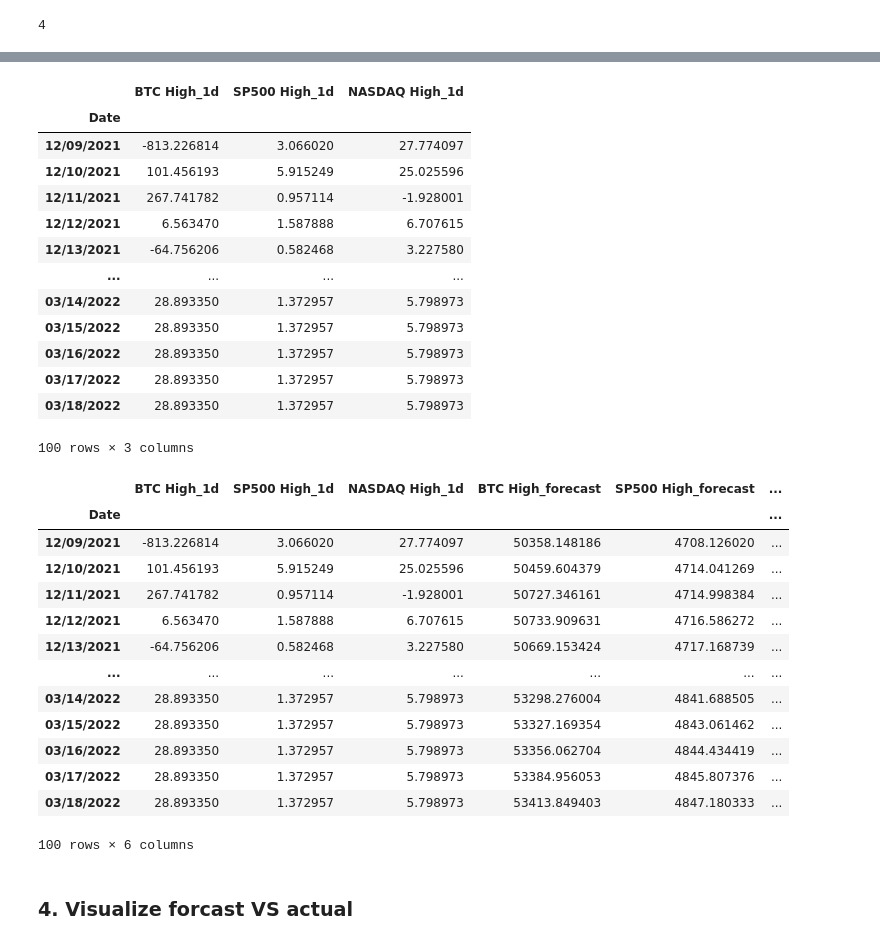
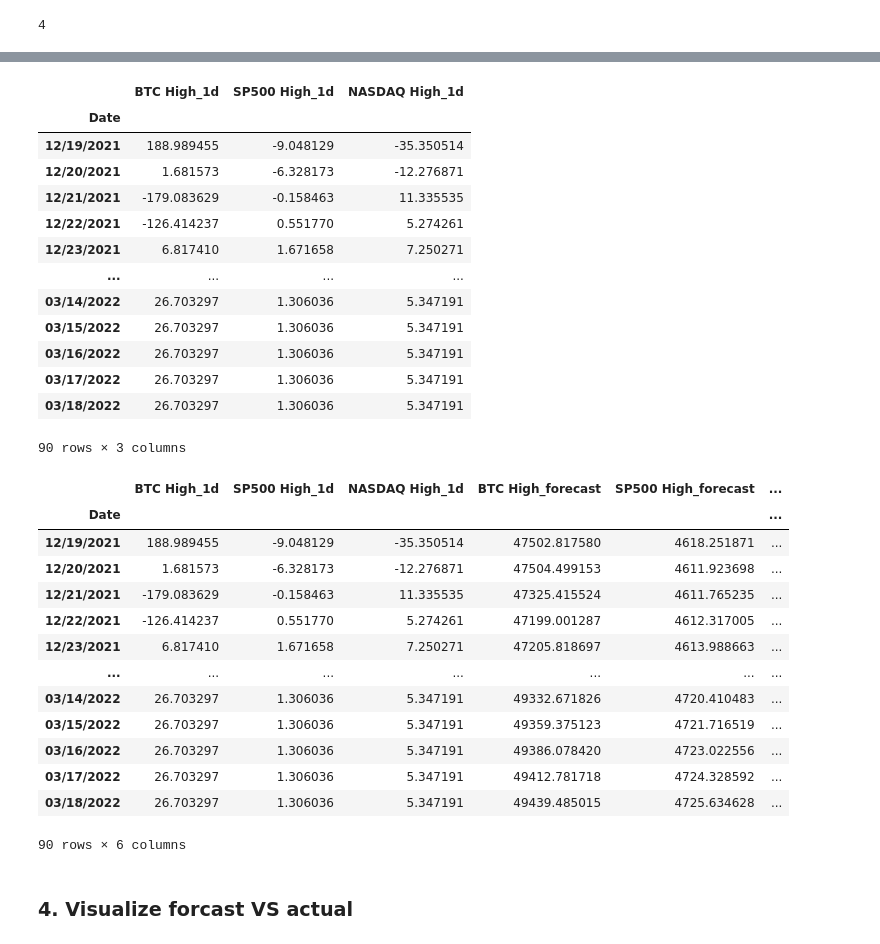
Before and after one commit to 7ssasbiat/Bitcoin-Price-Prediction-Using-Multivariate-Time-Series-, a Jupyter notebook: Bitcoin_Price_Prediction_Using_Multivariate_Time_Series_.ipynb, the cells around one changed output, grey strips where cells are left out. Saved outputs shown, nothing was run; the diff lists cells and outputs as text; code cells hidden in the pictures.

```diff
--- a/Bitcoin_Price_Prediction_Using_Multivariate_Time_Series_.ipynb
+++ b/Bitcoin_Price_Prediction_Using_Multivariate_Time_Series_.ipynb
@@ -503,22 +501,22 @@ array([[-4.13653125e+03,  1.14250000e+00, -4.70925295e+01],
 # %%
-fc = model_fitted.forecast(y=forecast_input, steps=100)
-df_forecast = pd.DataFrame(fc, index=data.index[-100:], columns=data.columns + '_1d')
+fc = model_fitted.forecast(y=forecast_input, steps=90)
+df_forecast = pd.DataFrame(fc, index=data.index[-90:], columns=data.columns + '_1d')
 df_forecast
 # %% [output]
 |  | BTC High_1d | SP500 High_1d | NASDAQ High_1d |
 | Date |  |  |  |
-| 12/09/2021 | -813.226814 | 3.066020 | 27.774097 |
-| 12/10/2021 | 101.456193 | 5.915249 | 25.025596 |
-| 12/11/2021 | 267.741782 | 0.957114 | -1.928001 |
-| 12/12/2021 | 6.563470 | 1.587888 | 6.707615 |
-| 12/13/2021 | -64.756206 | 0.582468 | 3.227580 |
+| 12/19/2021 | 188.989455 | -9.048129 | -35.350514 |
+| 12/20/2021 | 1.681573 | -6.328173 | -12.276871 |
+| 12/21/2021 | -179.083629 | -0.158463 | 11.335535 |
+| 12/22/2021 | -126.414237 | 0.551770 | 5.274261 |
+| 12/23/2021 | 6.817410 | 1.671658 | 7.250271 |
 | ... | ... | ... | ... |
-| 03/14/2022 | 28.893350 | 1.372957 | 5.798973 |
-| 03/15/2022 | 28.893350 | 1.372957 | 5.798973 |
-| 03/16/2022 | 28.893350 | 1.372957 | 5.798973 |
-| 03/17/2022 | 28.893350 | 1.372957 | 5.798973 |
-| 03/18/2022 | 28.893350 | 1.372957 | 5.798973 |
+| 03/14/2022 | 26.703297 | 1.306036 | 5.347191 |
+| 03/15/2022 | 26.703297 | 1.306036 | 5.347191 |
+| 03/16/2022 | 26.703297 | 1.306036 | 5.347191 |
+| 03/17/2022 | 26.703297 | 1.306036 | 5.347191 |
+| 03/18/2022 | 26.703297 | 1.306036 | 5.347191 |
-100 rows × 3 columns
+90 rows × 3 columns
 # %%
 def invert_transformation(df_train, df_forecast):
     df_fc = df_forecast.copy()
@@ -532,18 +530,18 @@ df_results
 # %% [output]
 |  | BTC High_1d | SP500 High_1d | NASDAQ High_1d | BTC High_forecast | SP500 High_forecast | ... |
 | Date |  |  |  |  |  | ... |
-| 12/09/2021 | -813.226814 | 3.066020 | 27.774097 | 50358.148186 | 4708.126020 | ... |
-| 12/10/2021 | 101.456193 | 5.915249 | 25.025596 | 50459.604379 | 4714.041269 | ... |
-| 12/11/2021 | 267.741782 | 0.957114 | -1.928001 | 50727.346161 | 4714.998384 | ... |
-| 12/12/2021 | 6.563470 | 1.587888 | 6.707615 | 50733.909631 | 4716.586272 | ... |
-| 12/13/2021 | -64.756206 | 0.582468 | 3.227580 | 50669.153424 | 4717.168739 | ... |
+| 12/19/2021 | 188.989455 | -9.048129 | -35.350514 | 47502.817580 | 4618.251871 | ... |
+| 12/20/2021 | 1.681573 | -6.328173 | -12.276871 | 47504.499153 | 4611.923698 | ... |
+| 12/21/2021 | -179.083629 | -0.158463 | 11.335535 | 47325.415524 | 4611.765235 | ... |
+| 12/22/2021 | -126.414237 | 0.551770 | 5.274261 | 47199.001287 | 4612.317005 | ... |
+| 12/23/2021 | 6.817410 | 1.671658 | 7.250271 | 47205.818697 | 4613.988663 | ... |
 | ... | ... | ... | ... | ... | ... | ... |
-| 03/14/2022 | 28.893350 | 1.372957 | 5.798973 | 53298.276004 | 4841.688505 | ... |
-| 03/15/2022 | 28.893350 | 1.372957 | 5.798973 | 53327.169354 | 4843.061462 | ... |
-| 03/16/2022 | 28.893350 | 1.372957 | 5.798973 | 53356.062704 | 4844.434419 | ... |
-| 03/17/2022 | 28.893350 | 1.372957 | 5.798973 | 53384.956053 | 4845.807376 | ... |
-| 03/18/2022 | 28.893350 | 1.372957 | 5.798973 | 53413.849403 | 4847.180333 | ... |
+| 03/14/2022 | 26.703297 | 1.306036 | 5.347191 | 49332.671826 | 4720.410483 | ... |
+| 03/15/2022 | 26.703297 | 1.306036 | 5.347191 | 49359.375123 | 4721.716519 | ... |
+| 03/16/2022 | 26.703297 | 1.306036 | 5.347191 | 49386.078420 | 4723.022556 | ... |
+| 03/17/2022 | 26.703297 | 1.306036 | 5.347191 | 49412.781718 | 4724.328592 | ... |
+| 03/18/2022 | 26.703297 | 1.306036 | 5.347191 | 49439.485015 | 4725.634628 | ... |
-100 rows × 6 columns
+90 rows × 6 columns
 # %% [markdown]
 ### **4. Visualize forcast VS actual**
 # %%
```
Also changed, not shown: parts of 28 cells of this notebook.
